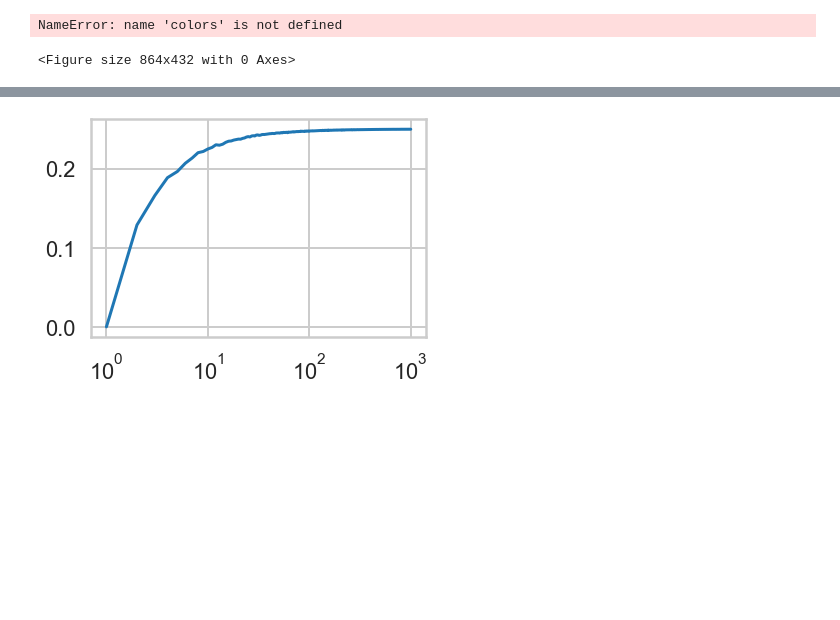
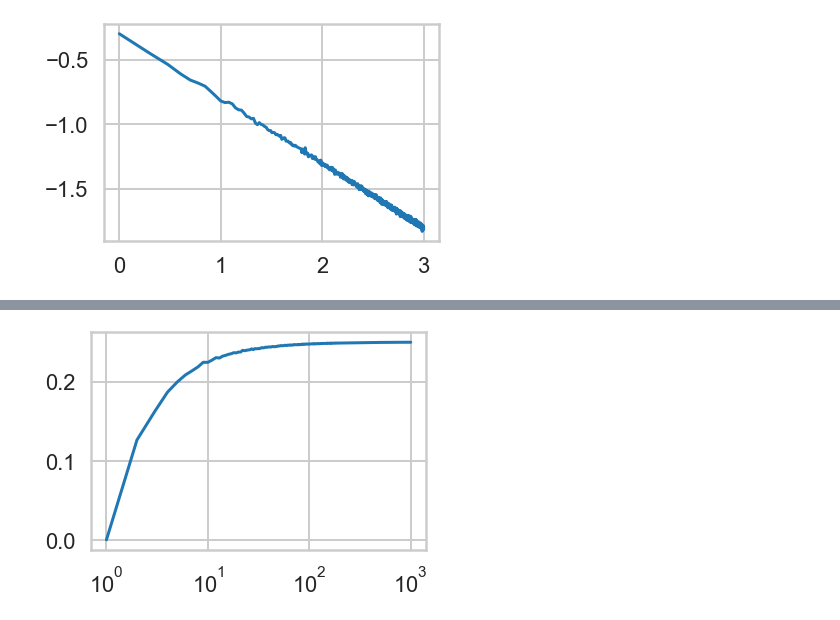
Before and after one commit to jprasanthkumar28/Data_Science_6080, a Jupyter notebook: Week2/Lab3/Lab3_Stats_6080.ipynb, the cells around one changed output, grey strips where cells are left out. Drawn from its saved outputs; the diff is of its cells as text; code cells hidden in the pictures; blank space fills up the shorter version.

```diff
--- a/Week2/Lab3/Lab3_Stats_6080.ipynb
+++ b/Week2/Lab3/Lab3_Stats_6080.ipynb
@@ -70,19 +70,9 @@ plt.ylim([0.25,0.75]);
-# %%
-norm =  sp.stats.norm
-x = np.linspace(-5,5, num=200)
-
-
-fig = plt.figure(figsize=(12,6))
-for mu, sigma, c in zip([0.5]*3, [0.2, 0.5, 0.8], colors):
-    plt.plot(x, norm.pdf(x, mu, sigma), lw=2,
-             c=c, label = r"$\mu = {0:.1f}, \sigma={1:.1f}$".format(mu, sigma))
-    plt.fill_between(x, norm.pdf(x, mu, sigma), color=c, alpha = .4)
-
-
-plt.xlim([-5,5])
-plt.legend(loc=0)
-plt.ylabel("PDF at $x$")
-plt.xlabel("$x$")
-# %% [output]
-NameError: name 'colors' is not defined
-<Figure size 864x432 with 0 Axes>
+# %%
+sample_sizes=np.arange(1,1001,1)
+sample_means_1000_replicates = [make_throws(number_of_samples=1000, sample_size=i) for i in sample_sizes]
+# %%
+std_of_sample_means_1000 = [np.std(means) for means in sample_means_1000_replicates]
+# %%
+plt.plot(np.log10(sample_sizes), np.log10(std_of_sample_means_1000));
+# %% [output]
+[figure, added]
```
Also changed, not shown: parts of 11 cells of this notebook, 8 other files.
